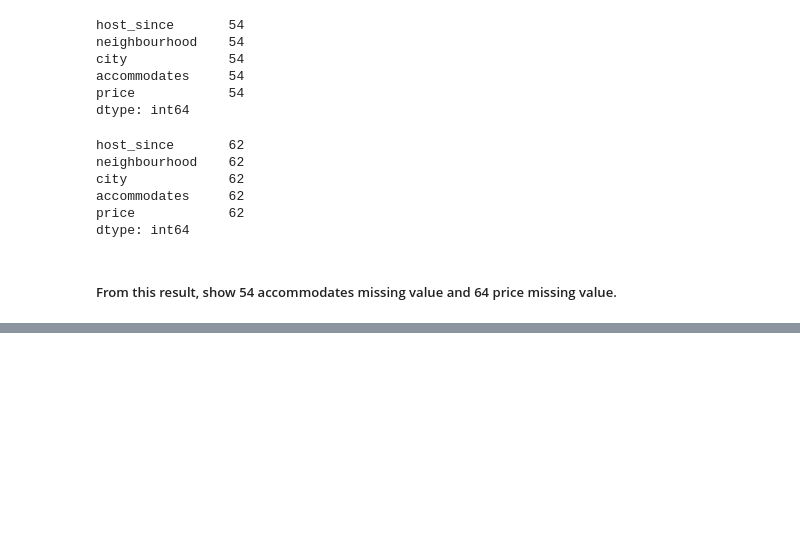
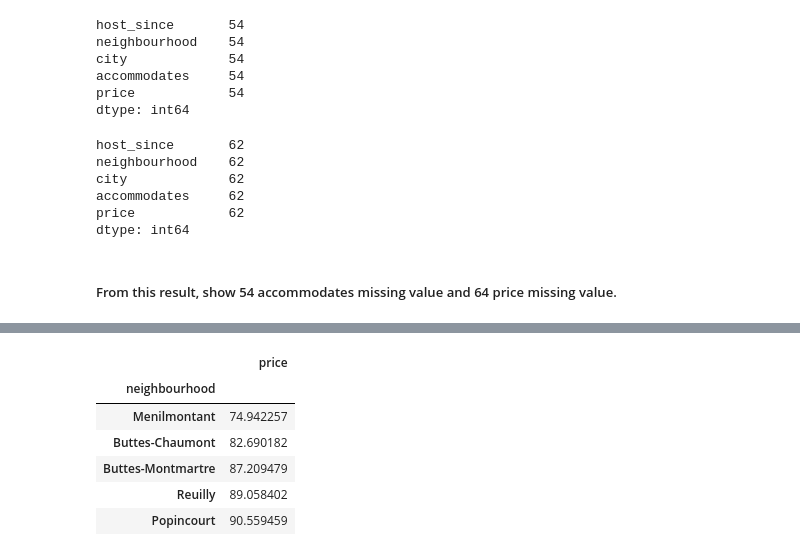
Before and after one commit to novicecoder205/Portfolio-Project-2_AirBnB-Analyze-SQL, a Jupyter notebook: AirBNB Analysis.ipynb, the cells around one changed output, grey strips where cells are left out. Drawn from its saved outputs; the diff is of its cells as text; code cells hidden in the pictures; blank space fills up the shorter version.

```diff
--- a/AirBNB Analysis.ipynb
+++ b/AirBNB Analysis.ipynb
@@ -121,0 +149,16 @@ dtype: int64
+# %%
+paris_Listings_neighbourhood = (
+    paris_Listings
+    .groupby("neighbourhood")
+    .agg({"price": "mean"})
+    .sort_values("price")
+)
+paris_Listings_neighbourhood.head()
+# %% [output]
+|  | price |
+| neighbourhood |  |
+| Menilmontant | 74.942257 |
+| Buttes-Chaumont | 82.690182 |
+| Buttes-Montmartre | 87.209479 |
+| Reuilly | 89.058402 |
+| Popincourt | 90.559459 |
```
Also changed, not shown: parts of 8 cells of this notebook.
